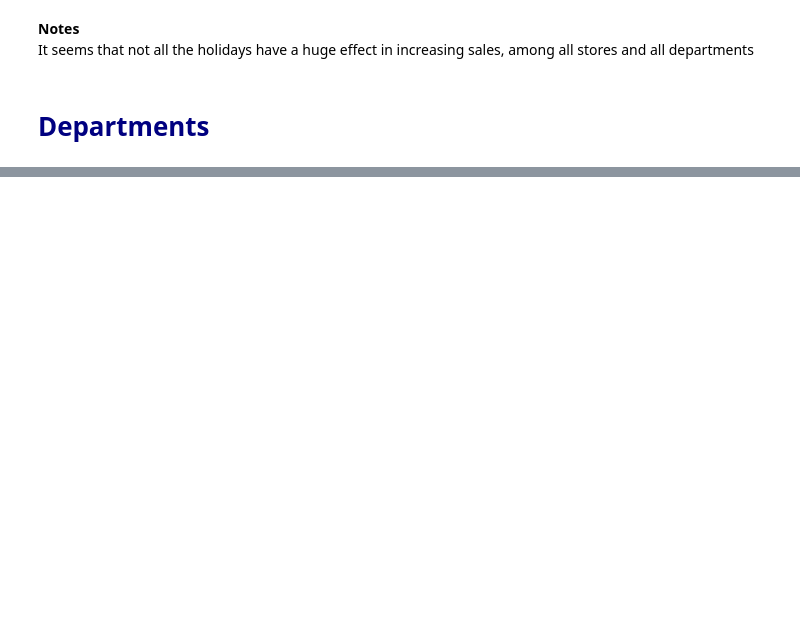
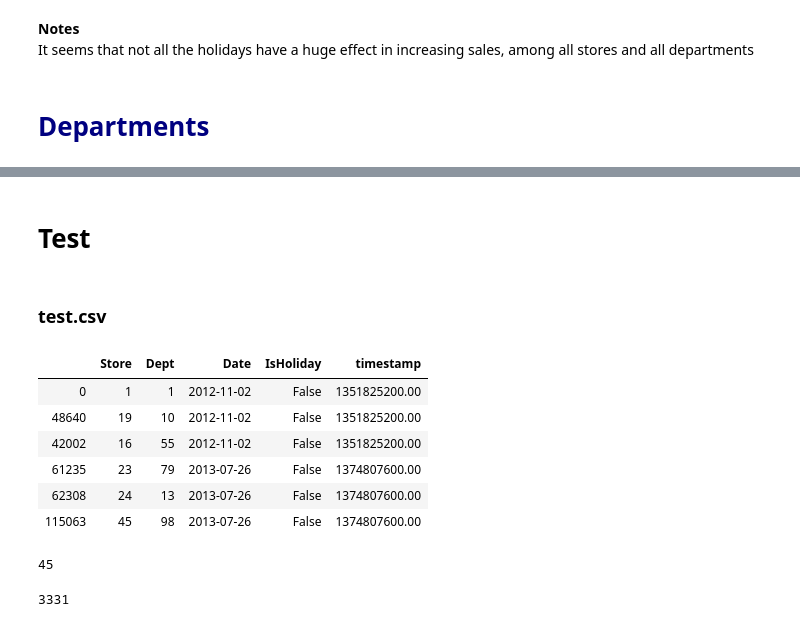
Before and after one commit to talestsp/walmart-recruiting-store-sales-forecasting, a Jupyter notebook: notebooks/exploration/EDA - Weekly Sales.ipynb, the cells around one changed output, grey strips where cells are left out. Saved outputs shown, nothing was run; the diff lists cells and outputs as text; code cells hidden in the pictures; blank space fills up the shorter version.

```diff
--- a/notebooks/exploration/EDA - Weekly Sales.ipynb
+++ b/notebooks/exploration/EDA - Weekly Sales.ipynb
@@ -105,0 +229,28 @@ https://www.kaggle.com/c/walmart-recruiting-store-sales-forecasting/discussion/7
+# %% [markdown]
+# Test
+# %% [markdown]
+### test.csv
+# %%
+test = pd.read_csv("data/raw/test.csv", dtype=dtype)
+test["timestamp"] = test["Date"].apply(lambda str_dt : time_utils.str_datetime_to_timestamp(str_dt, "%Y-%m-%d"))
+test = test.sort_values("timestamp")
+
+train["StoreDept"] = train["Store"] + "_" + train["Dept"]
+# %%
+test.head(3).append(test.tail(3))
+# %% [output]
+|  | Store | Dept | Date | IsHoliday | timestamp |
+| 0 | 1 | 1 | 2012-11-02 | False | 1351825200.00 |
+| 48640 | 19 | 10 | 2012-11-02 | False | 1351825200.00 |
+| 42002 | 16 | 55 | 2012-11-02 | False | 1351825200.00 |
+| 61235 | 23 | 79 | 2013-07-26 | False | 1374807600.00 |
+| 62308 | 24 | 13 | 2013-07-26 | False | 1374807600.00 |
+| 115063 | 45 | 98 | 2013-07-26 | False | 1374807600.00 |
+# %%
+len(train["Store"].drop_duplicates())
+# %% [output]
+45
+# %%
+len(train["StoreDept"].drop_duplicates())
+# %% [output]
+3331
```
Also changed, not shown: parts of 28 cells of this notebook, 2 other files.
